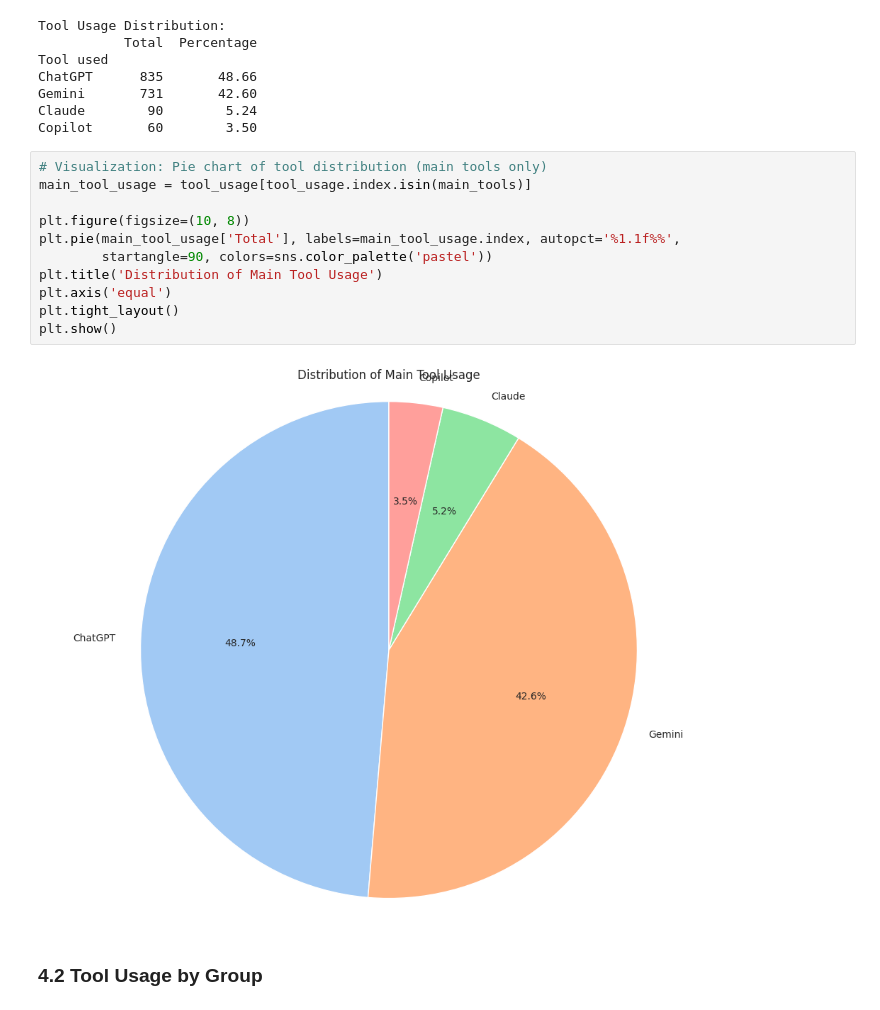
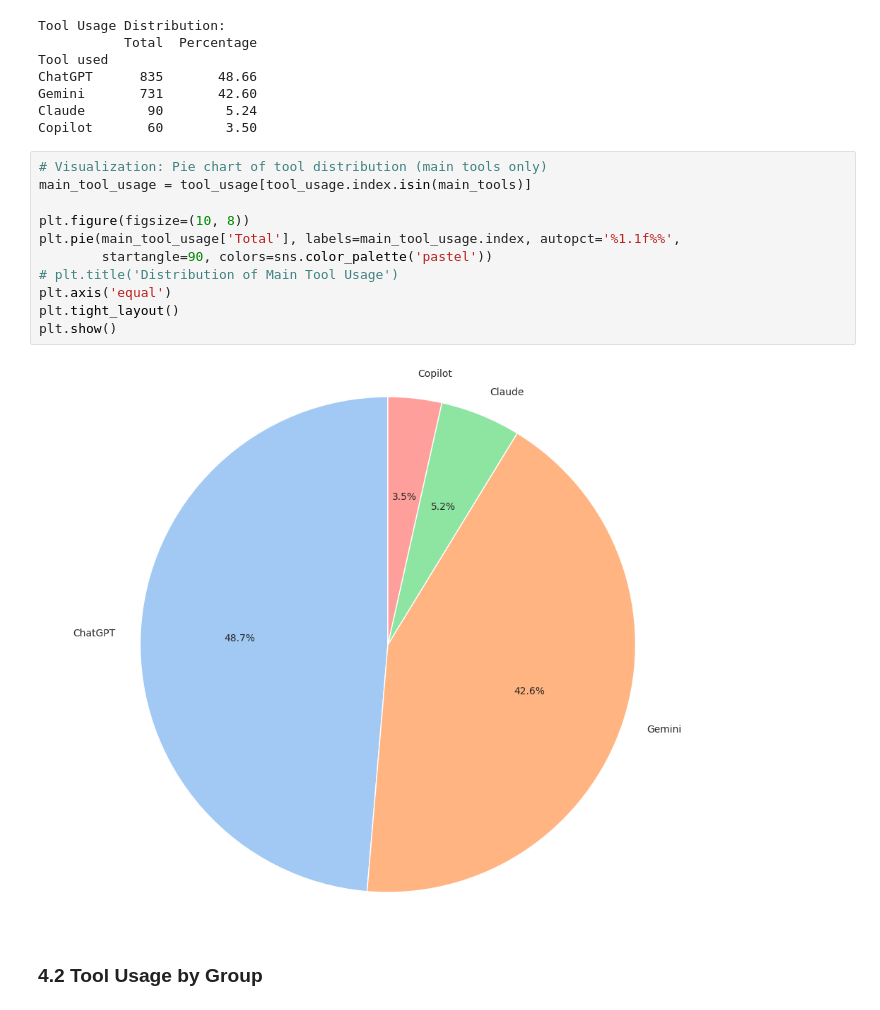
Before and after one commit to JaviMiot/E2R_data_assigment_analisys, a Jupyter notebook: part2_e2r_analysis.ipynb, the cells around one changed output. Cells and saved outputs as stored; diff of their text form.

```diff
--- a/part2_e2r_analysis.ipynb
+++ b/part2_e2r_analysis.ipynb
@@ -404,16 +404,16 @@ Copilot       60        3.50
 # %%
 # Visualization: Pie chart of tool distribution (main tools only)
 main_tool_usage = tool_usage[tool_usage.index.isin(main_tools)]
 
 plt.figure(figsize=(10, 8))
 plt.pie(main_tool_usage['Total'], labels=main_tool_usage.index, autopct='%1.1f%%',
         startangle=90, colors=sns.color_palette('pastel'))
-plt.title('Distribution of Main Tool Usage')
+# plt.title('Distribution of Main Tool Usage')
 plt.axis('equal')
 plt.tight_layout()
 plt.show()
 # %% [output]
-[figure, old version]
+[figure, new version]
 # %% [markdown]
 ### 4.2 Tool Usage by Group
 # %%
```
Also changed, not shown: parts of 11 cells of this notebook, 3 other files.
